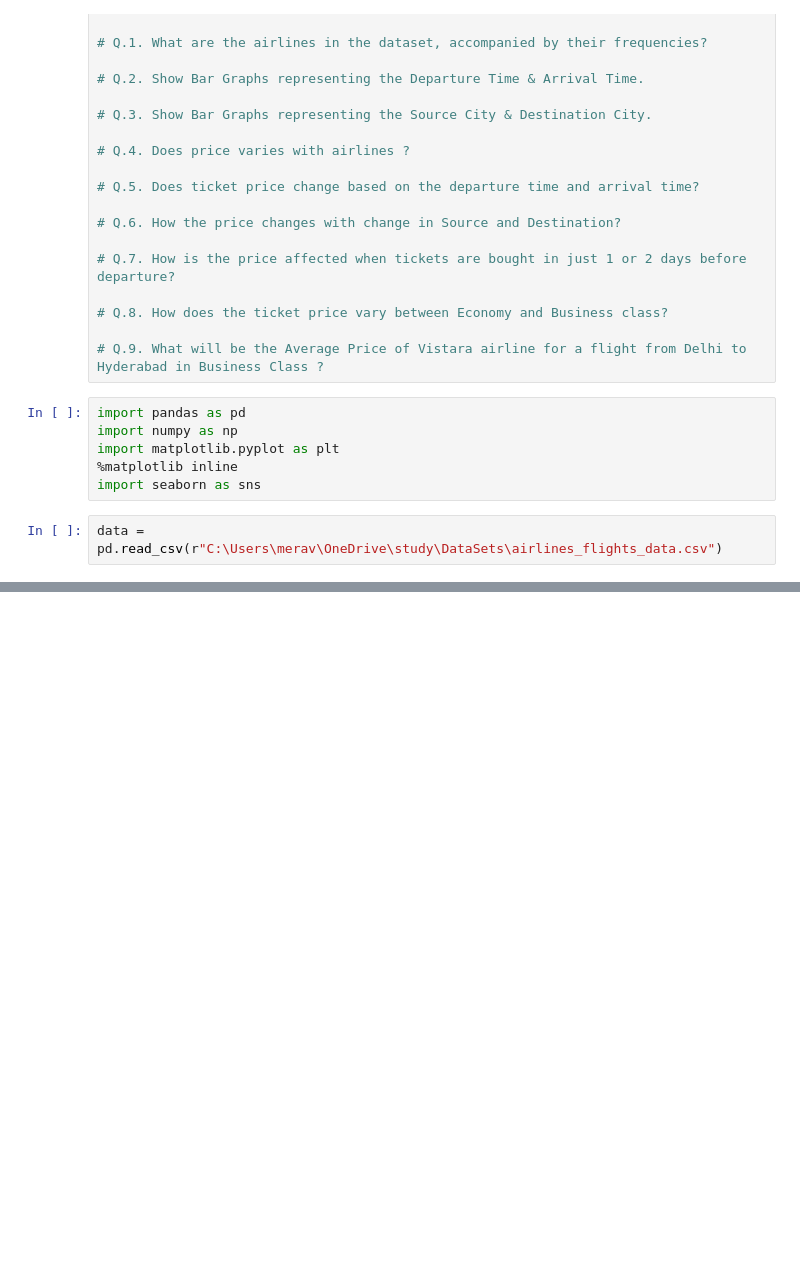
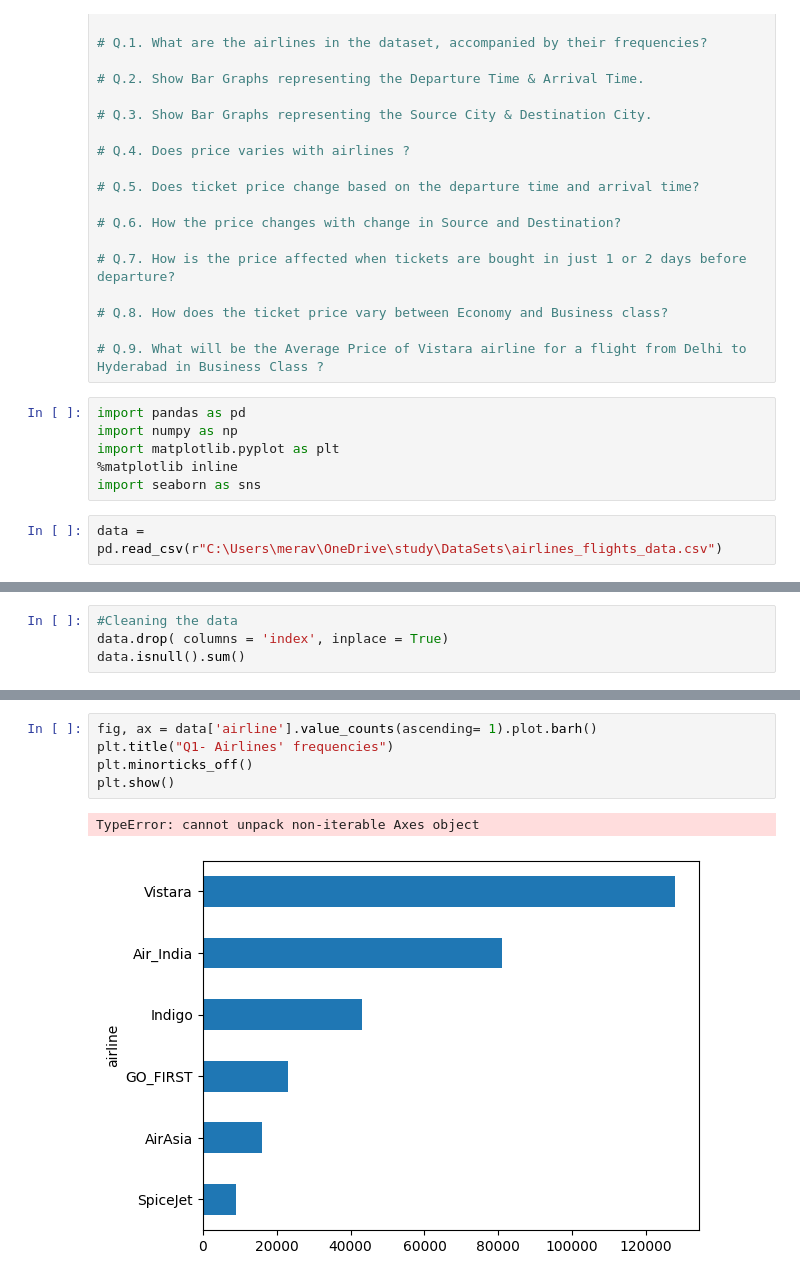
Before and after one commit to meravcode/data_python_project, a Jupyter notebook: Airlines_flights_Project.ipynb, the cells around one changed output, grey strips where cells are left out. Drawn from its saved outputs; the diff is of its cells as text; blank space fills up the shorter version.

```diff
--- a/Airlines_flights_Project.ipynb
+++ b/Airlines_flights_Project.ipynb
@@ -47,0 +48,4 @@ data.head()
+# %%
+#Cleaning the data
+data.drop( columns = 'index', inplace = True)
+data.isnull().sum()
@@ -47,0 +138,8 @@ data.head()
+# %%
+fig, ax = data['airline'].value_counts(ascending= 1).plot.barh()
+plt.title("Q1- Airlines' frequencies")
+plt.minorticks_off()
+plt.show()
+# %% [output]
+TypeError: cannot unpack non-iterable Axes object
+[figure, added]
```
Also changed, not shown: parts of 10 cells of this notebook.
